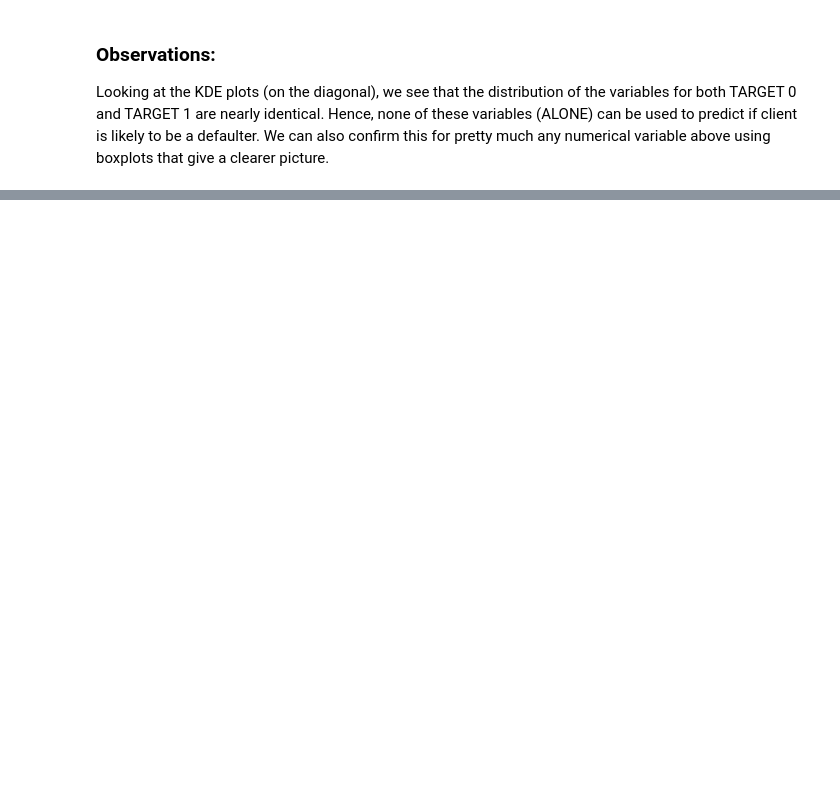
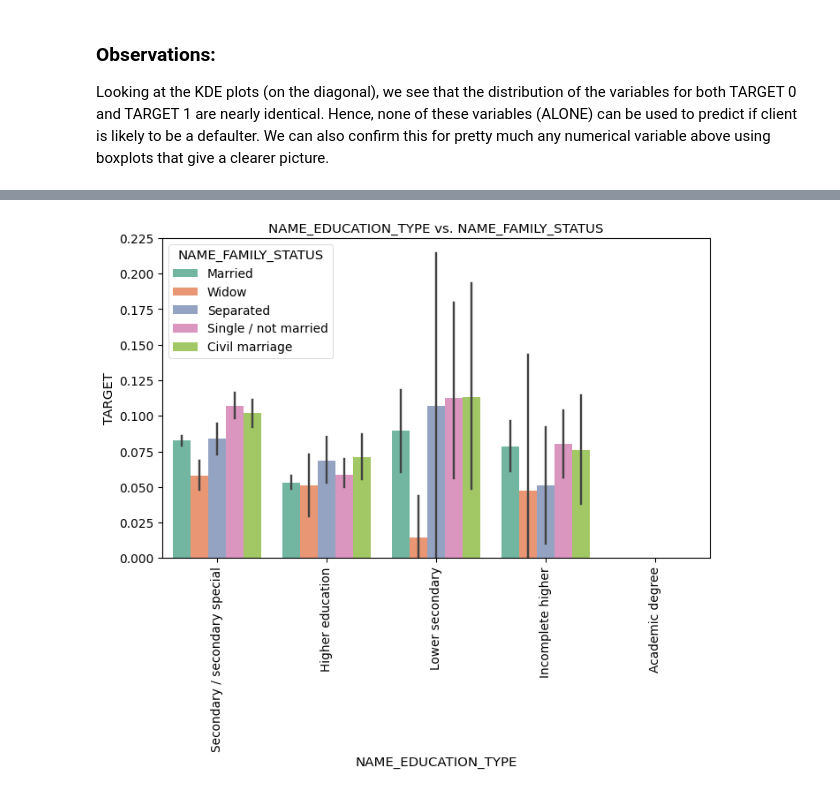
Before and after one commit to Monica05-aadi/LoanEDA, a Jupyter notebook: BANK Case STUDY.ipynb, the cells around one changed output, grey strips where cells are left out. Drawn from its saved outputs; the diff is of its cells as text; code cells hidden in the pictures; blank space fills up the shorter version.

```diff
--- a/BANK Case STUDY.ipynb
+++ b/BANK Case STUDY.ipynb
@@ -1082,0 +1138,5 @@ MakeBarPlot_CategoryVars_vs_Target(df)
+# %%
+# Education Type vs Family Status
+BiVariateCategoryPlot(ad, 'NAME_EDUCATION_TYPE', 'NAME_FAMILY_STATUS', 90)
+# %% [output]
+[figure, added]
```
Also changed, not shown: parts of 37 cells of this notebook.
